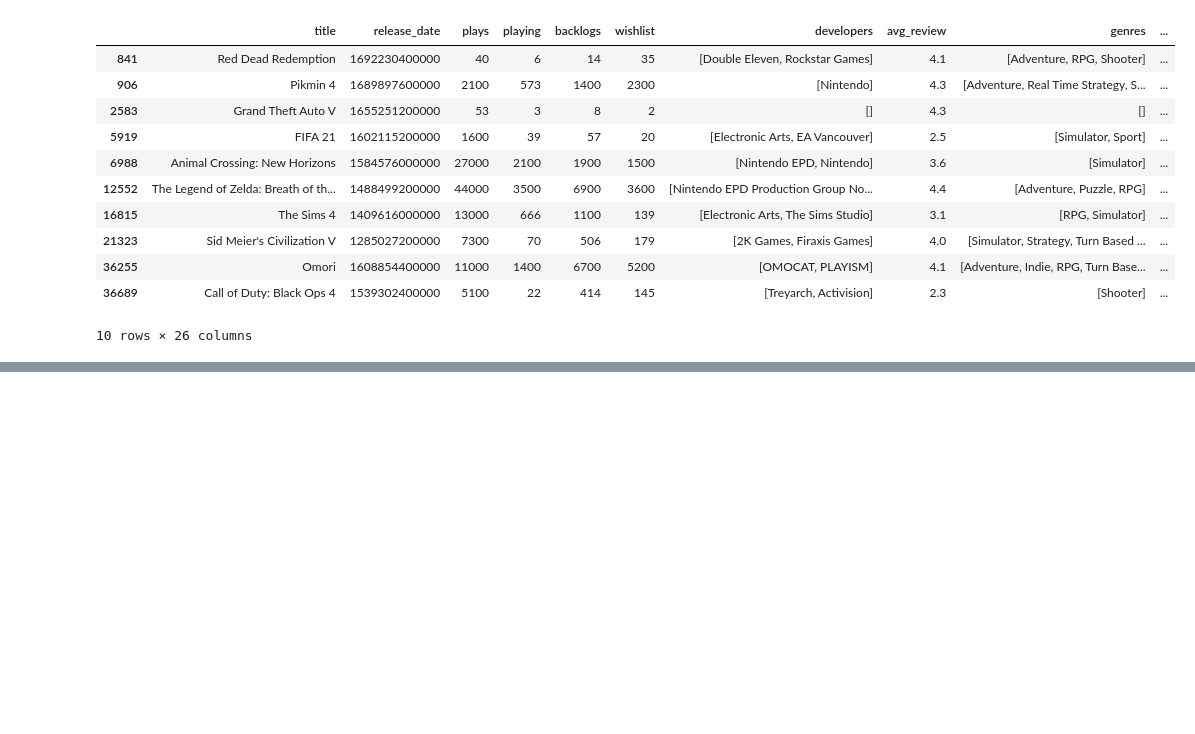
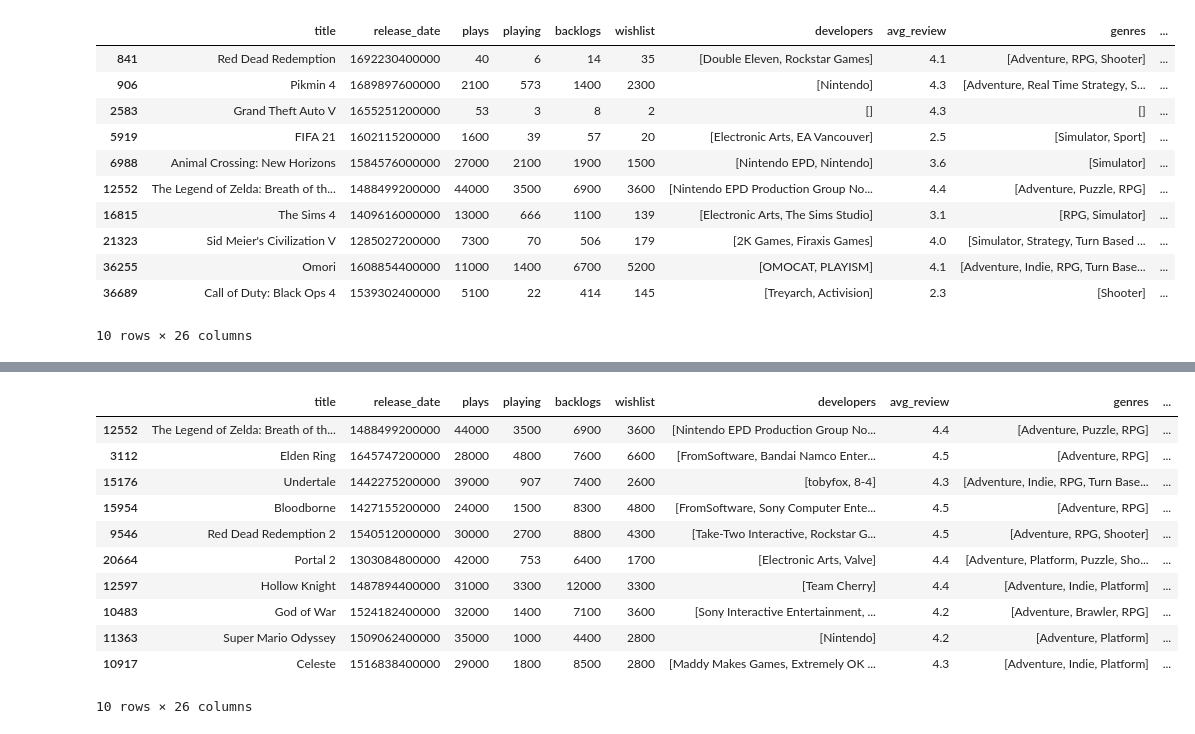
Before and after one commit to Ant-mel/legendary_game_recs, a Jupyter notebook: notebooks/baseline_model.ipynb, the cells around one changed output, grey strips where cells are left out. Cells and saved outputs as stored; diff of their text form; code cells hidden in the pictures; blank space fills up the shorter version.

```diff
--- a/notebooks/baseline_model.ipynb
+++ b/notebooks/baseline_model.ipynb
@@ -97,0 +97,9 @@ baseline_knn.kneighbors()
+# %%
+# Function that shows recomendations
+def predict_baseline_model(indicies, model, reference_data, X_train):
+    game = X_train[indicies:indicies+1]
+
+    ind_list = list(model.kneighbors(game,n_neighbors=10)[1][0])
+    prediction = reference_data.iloc[ind_list]
+
+    return prediction
@@ -97,0 +109,15 @@ baseline_knn.kneighbors()
+# %%
+predict_baseline_model(12552, baseline_knn, final_data, X_train_baseline)
+# %% [output]
+|  | title | release_date | plays | playing | backlogs | wishlist | developers | avg_review | genres | ... |
+| 12552 | The Legend of Zelda: Breath of th... | 1488499200000 | 44000 | 3500 | 6900 | 3600 | [Nintendo EPD Production Group No... | 4.4 | [Adventure, Puzzle, RPG] | ... |
+| 3112 | Elden Ring | 1645747200000 | 28000 | 4800 | 7600 | 6600 | [FromSoftware, Bandai Namco Enter... | 4.5 | [Adventure, RPG] | ... |
+| 15176 | Undertale | 1442275200000 | 39000 | 907 | 7400 | 2600 | [tobyfox, 8-4] | 4.3 | [Adventure, Indie, RPG, Turn Base... | ... |
+| 15954 | Bloodborne | 1427155200000 | 24000 | 1500 | 8300 | 4800 | [FromSoftware, Sony Computer Ente... | 4.5 | [Adventure, RPG] | ... |
+| 9546 | Red Dead Redemption 2 | 1540512000000 | 30000 | 2700 | 8800 | 4300 | [Take-Two Interactive, Rockstar G... | 4.5 | [Adventure, RPG, Shooter] | ... |
+| 20664 | Portal 2 | 1303084800000 | 42000 | 753 | 6400 | 1700 | [Electronic Arts, Valve] | 4.4 | [Adventure, Platform, Puzzle, Sho... | ... |
+| 12597 | Hollow Knight | 1487894400000 | 31000 | 3300 | 12000 | 3300 | [Team Cherry] | 4.4 | [Adventure, Indie, Platform] | ... |
+| 10483 | God of War | 1524182400000 | 32000 | 1400 | 7100 | 3600 | [Sony Interactive Entertainment, ... | 4.2 | [Adventure, Brawler, RPG] | ... |
+| 11363 | Super Mario Odyssey | 1509062400000 | 35000 | 1000 | 4400 | 2800 | [Nintendo] | 4.2 | [Adventure, Platform] | ... |
+| 10917 | Celeste | 1516838400000 | 29000 | 1800 | 8500 | 2800 | [Maddy Makes Games, Extremely OK ... | 4.3 | [Adventure, Indie, Platform] | ... |
+10 rows × 26 columns
```
Also changed, not shown: parts of 12 cells of this notebook.
